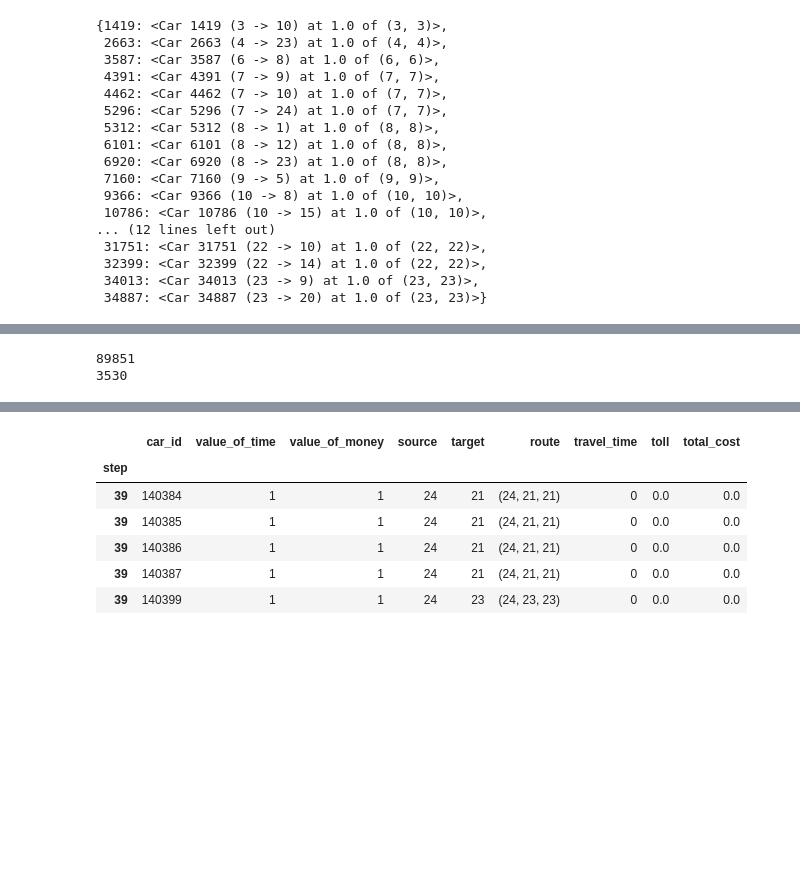
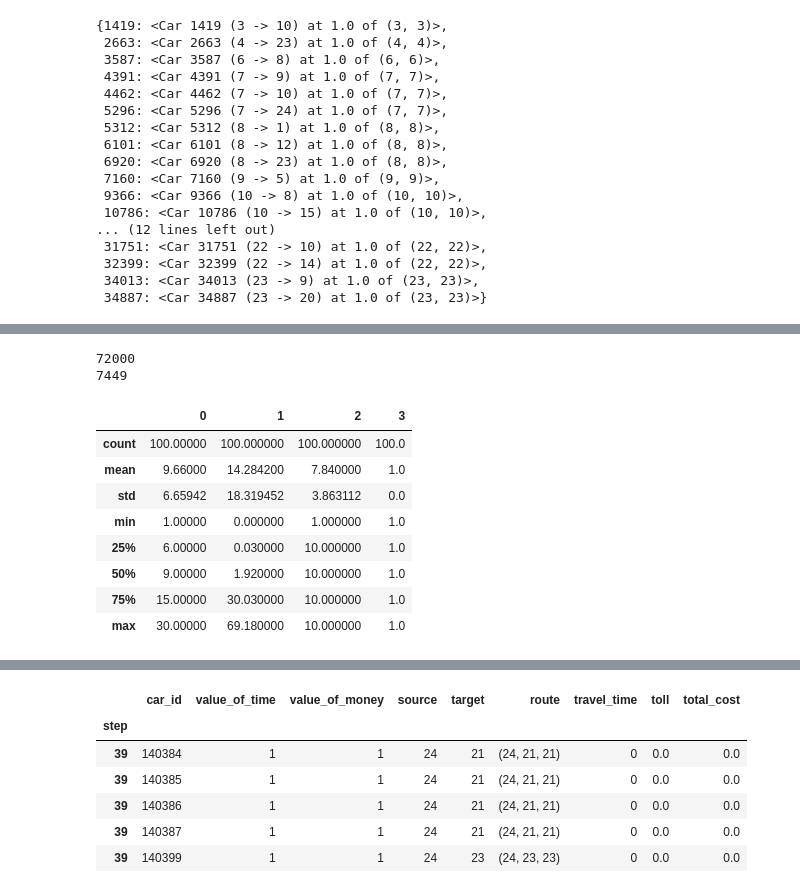
Before and after one commit to michoest/aamas-2024, a Jupyter notebook: src/traffic/v4/experiments/sioux/sioux.ipynb, the cells around one changed output, grey strips where cells are left out. Cells and saved outputs as stored; diff of their text form; code cells hidden in the pictures; blank space fills up the shorter version.

```diff
--- a/src/traffic/v4/experiments/sioux/sioux.ipynb
+++ b/src/traffic/v4/experiments/sioux/sioux.ipynb
@@ -91,9 +149,19 @@ test[1]
 # %%
-number_of_steps = 300
-
-network = create_sioux_falls_network(network_path, costs_path, capacity=200, scaling=100)
-model = TrafficModel(network, create_sioux_falls_cars(cars_path, network, 24 * 100, scaling=200), tolls=True, beta=4, R=1e-4)
-car_stats_unrestricted = model.run_sequentially(number_of_steps, show_progress=True, return_step_statistics=False)
+network = create_sioux_falls_network(network_path, costs_path, capacity=60, scaling=100)
+model = TrafficModel(network, create_sioux_falls_cars(cars_path, network, 300, scaling=20, seed=54), seed=54)
+h, car_stats_unrestricted = model.run_sequentially(300, show_progress=True, return_step_statistics=True)
 # %% [output]
-89851
-3530
+72000
+7449
+# %%
+pd.DataFrame([network.edges[edge]['latency_params'] for edge in network.edges]).describe()
+# %% [output]
+|  | 0 | 1 | 2 | 3 |
+| count | 100.00000 | 100.000000 | 100.000000 | 100.0 |
+| mean | 9.66000 | 14.284200 | 7.840000 | 1.0 |
+| std | 6.65942 | 18.319452 | 3.863112 | 0.0 |
+| min | 1.00000 | 0.000000 | 1.000000 | 1.0 |
+| 25% | 6.00000 | 0.030000 | 10.000000 | 1.0 |
+| 50% | 9.00000 | 1.920000 | 10.000000 | 1.0 |
+| 75% | 15.00000 | 30.030000 | 10.000000 | 1.0 |
+| max | 30.00000 | 69.180000 | 10.000000 | 1.0 |
```
Also changed, not shown: parts of 16 cells of this notebook, 1 other file.
